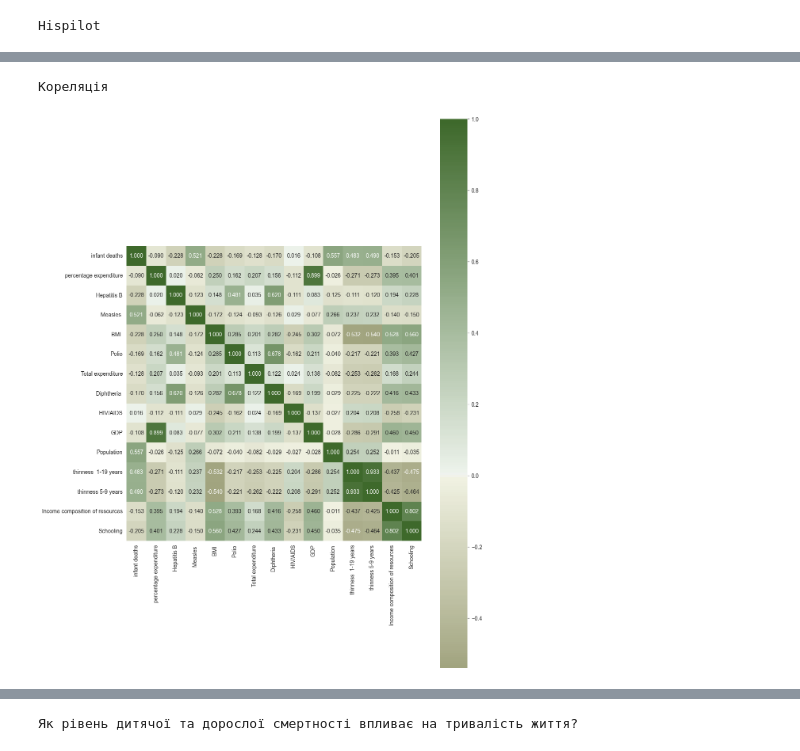
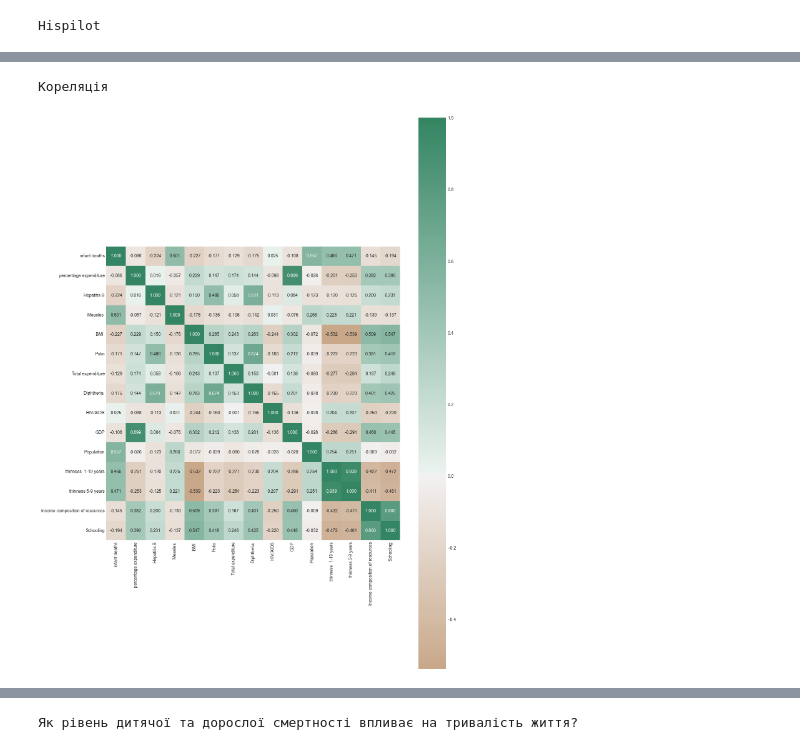
Before and after one commit to PrinceVIS/IADlabsPP32, a Jupyter notebook: Laba3/Laba3.ipynb, the cells around one changed output, grey strips where cells are left out. Saved outputs shown, nothing was run; the diff lists cells and outputs as text; code cells hidden in the pictures.

```diff
--- a/Laba3/Laba3.ipynb
+++ b/Laba3/Laba3.ipynb
@@ -184,15 +163,15 @@ data.cov()
 # %%
 print("Кореляція")
 
 dataDropna = data.drop(columns=['Year', 'Life expectancy ', 'Adult Mortality', 'Alcohol', 'under-five deaths '])
 corelated = dataDropna.corr()
 plot.figure(figsize=(12,18))
 
-map = sb.diverging_palette(450, 120, s=75, l=40, n=9, center="light", as_cmap=True)
+map = sb.diverging_palette(400, 150, s=80, l=50, n=10, center="light", as_cmap=True)
 _ = sb.heatmap(corelated, center=0, annot=True, fmt='.3f', square=True, cmap=map)
 # %% [output]
 Кореляція
-[figure, old version]
+[figure, new version]
 # %%
 print('Дисперсія')
 print('Life expectancy дисперсія: ', data["Life expectancy "].var())
```
Also changed, not shown: parts of 13 cells of this notebook, 1 other file.
